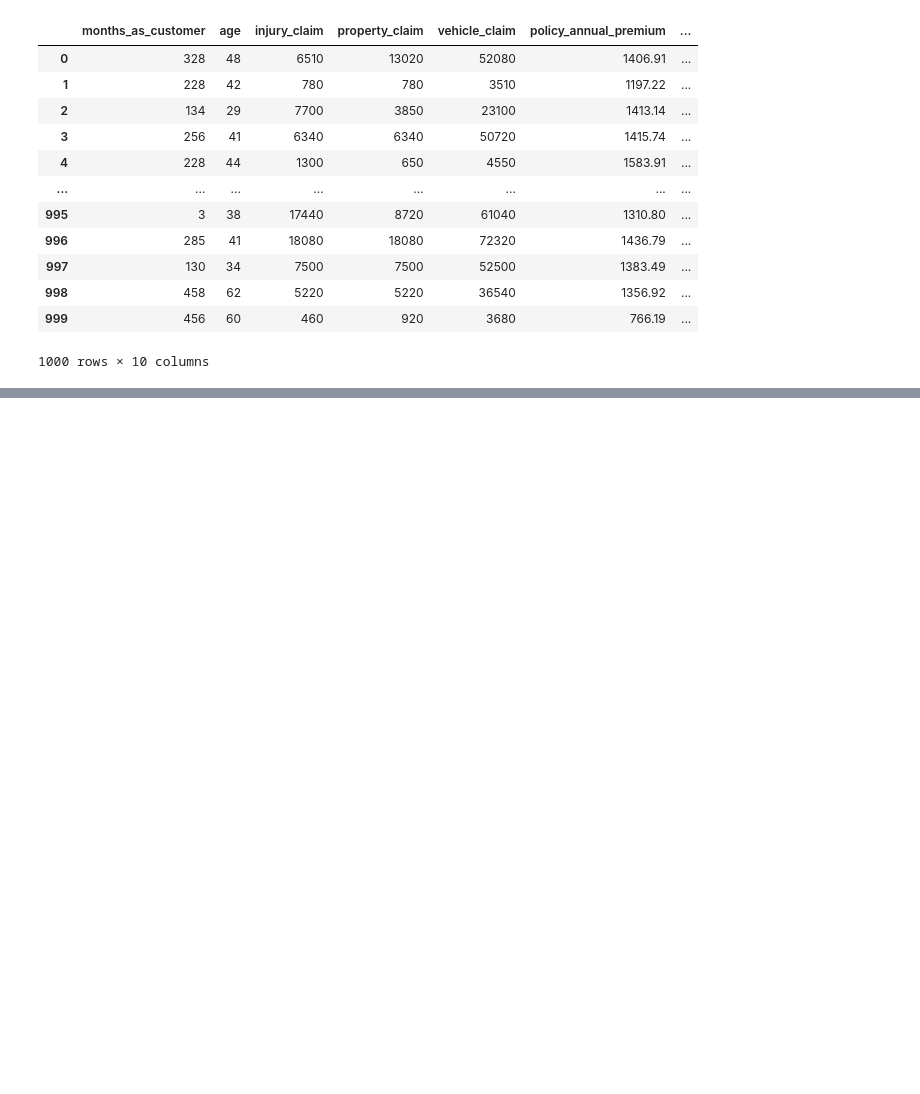
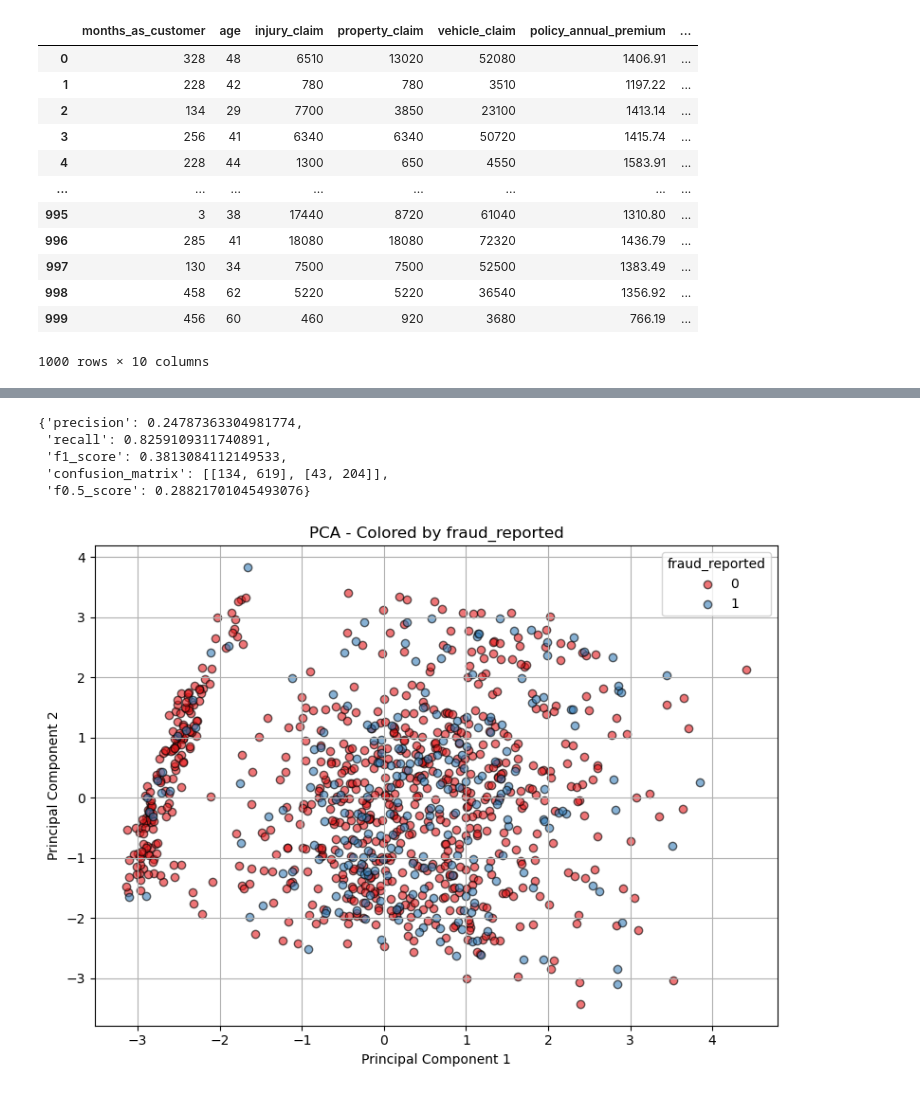
Before and after one commit to inkkuli/fraud_Insurance, a Jupyter notebook: fraud.ipynb, the cells around one changed output, grey strips where cells are left out. Drawn from its saved outputs; the diff is of its cells as text; code cells hidden in the pictures; blank space fills up the shorter version.

```diff
--- a/fraud.ipynb
+++ b/fraud.ipynb
@@ -879,3 +927,6 @@ def convert_fraud_column(df, column='fraud_reported'):
     df = df.copy()
     df["fraud_reported"] = df["fraud_reported"].map({'Y': 1, 'N': 0})
     return df
+# %%
+df = convert_fraud_column(df)
+df
@@ -881,0 +947,25 @@ def convert_fraud_column(df, column='fraud_reported'):
+# %%
+def merge_model_results(df, result_df):
+    """
+    รวมคอลัมน์ผลลัพธ์จาก model (result_df) เข้ากับ df โดย:
+    - ใช้ df เป็นหลัก
+    - รวมเฉพาะคอลัมน์ที่มีใน result_df และอยู่ในรายการเป้าหมาย
+    Parameters:
+        df (pd.DataFrame): ข้อมูลต้นฉบับ
+        result_df (pd.DataFrame): ข้อมูลผลลัพธ์จาก model
+    Returns:
+        pd.DataFrame: DataFrame ใหม่ที่รวมผลลัพธ์เฉพาะคอลัมน์ที่ตรง
+    """
+    target_columns = ['mahalanobis_distance', 'anomaly', 'p_value', 'anomaly_pvalue']
+    available_columns = [col for col in target_columns if col in result_df.columns]
+
+    # เช็คว่า row ตรงกันไหม
+    if len(df) != len(result_df):
+        raise ValueError("จำนวนแถวของ df และ result_df ต้องเท่ากัน")
+
+    # รวมข้อมูล
+    df_merged = pd.concat([df.reset_index(drop=True), result_df[available_columns].reset_index(drop=True)], axis=1)
+    return df_merged
+# %%
+df_merged = merge_model_results(df, result_df)
+df_merged
@@ -881,0 +1019,13 @@ def convert_fraud_column(df, column='fraud_reported'):
+# %%
+quantify = evaluate_binary_classification(df_merged , y_pred=df_merged['anomaly_pvalue'])
+quantify
+# %% [output]
+{'precision': 0.24787363304981774,
+ 'recall': 0.8259109311740891,
+ 'f1_score': 0.3813084112149533,
+ 'confusion_matrix': [[134, 619], [43, 204]],
+ 'f0.5_score': 0.28821701045493076}
+# %%
+plot_pca_anomaly(df_merged,anomaly_col='fraud_reported')
+# %% [output]
+[figure, added]
```
Also changed, not shown: parts of 10 cells of this notebook.
